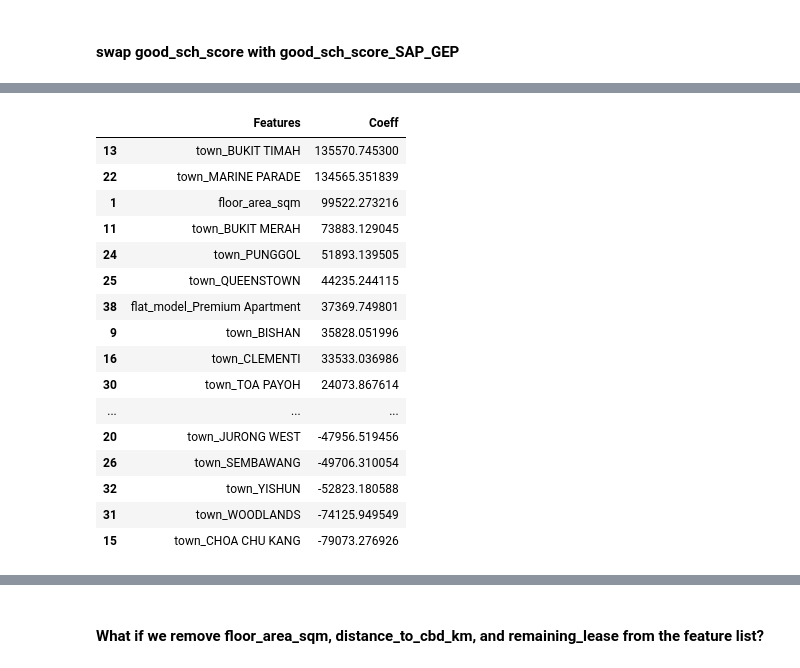
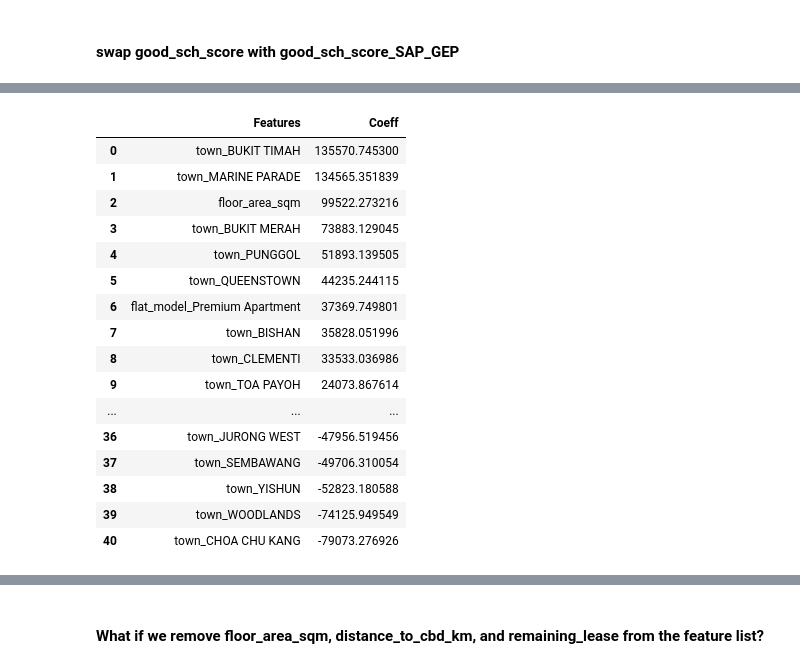
Before and after one commit to raychng/bt4222-project, a Jupyter notebook: Model Building 2004 to 2013.ipynb, the cells around one changed output, grey strips where cells are left out. Saved outputs shown, nothing was run; the diff lists cells and outputs as text; code cells hidden in the pictures.

```diff
--- a/Model Building 2004 to 2013.ipynb
+++ b/Model Building 2004 to 2013.ipynb
@@ -748,23 +899,24 @@ RMSE 78260.36327469164
 # %%
-lr_importance = pd.DataFrame(list(zip(lr2.feature_names_in_, lr2.coef_)), columns =['Features', 'Coeff'])
-lr_importance.sort_values(by = 'Coeff', ascending = False)
+lr_2_importance = pd.DataFrame(list(zip(lr2.feature_names_in_, lr2.coef_)), columns =['Features', 'Coeff'])
+lr_2_importance = lr_2_importance.sort_values(by = 'Coeff', ascending = False).reset_index(drop =True)
+lr_2_importance
 # %% [output]
 |  | Features | Coeff |
-| 13 | town_BUKIT TIMAH | 135570.745300 |
-| 22 | town_MARINE PARADE | 134565.351839 |
-| 1 | floor_area_sqm | 99522.273216 |
-| 11 | town_BUKIT MERAH | 73883.129045 |
-| 24 | town_PUNGGOL | 51893.139505 |
-| 25 | town_QUEENSTOWN | 44235.244115 |
-| 38 | flat_model_Premium Apartment | 37369.749801 |
-| 9 | town_BISHAN | 35828.051996 |
-| 16 | town_CLEMENTI | 33533.036986 |
-| 30 | town_TOA PAYOH | 24073.867614 |
+| 0 | town_BUKIT TIMAH | 135570.745300 |
+| 1 | town_MARINE PARADE | 134565.351839 |
+| 2 | floor_area_sqm | 99522.273216 |
+| 3 | town_BUKIT MERAH | 73883.129045 |
+| 4 | town_PUNGGOL | 51893.139505 |
+| 5 | town_QUEENSTOWN | 44235.244115 |
+| 6 | flat_model_Premium Apartment | 37369.749801 |
+| 7 | town_BISHAN | 35828.051996 |
+| 8 | town_CLEMENTI | 33533.036986 |
+| 9 | town_TOA PAYOH | 24073.867614 |
 | ... | ... | ... |
-| 20 | town_JURONG WEST | -47956.519456 |
-| 26 | town_SEMBAWANG | -49706.310054 |
-| 32 | town_YISHUN | -52823.180588 |
-| 31 | town_WOODLANDS | -74125.949549 |
-| 15 | town_CHOA CHU KANG | -79073.276926 |
+| 36 | town_JURONG WEST | -47956.519456 |
+| 37 | town_SEMBAWANG | -49706.310054 |
+| 38 | town_YISHUN | -52823.180588 |
+| 39 | town_WOODLANDS | -74125.949549 |
+| 40 | town_CHOA CHU KANG | -79073.276926 |
 # %%
 X2_constant = sm.add_constant(X2_train)
```
Also changed, not shown: parts of 37 cells of this notebook.
